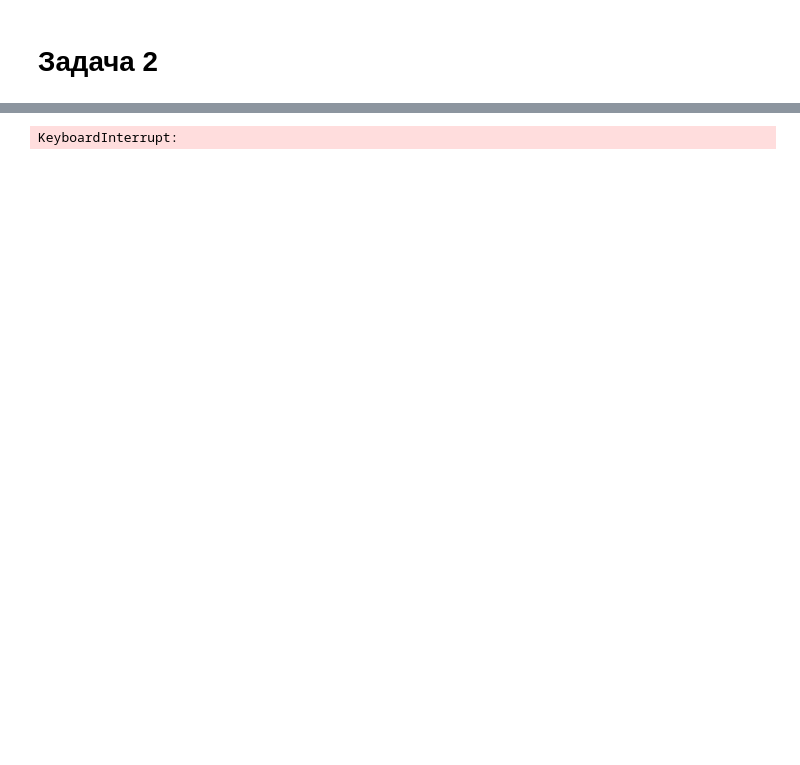
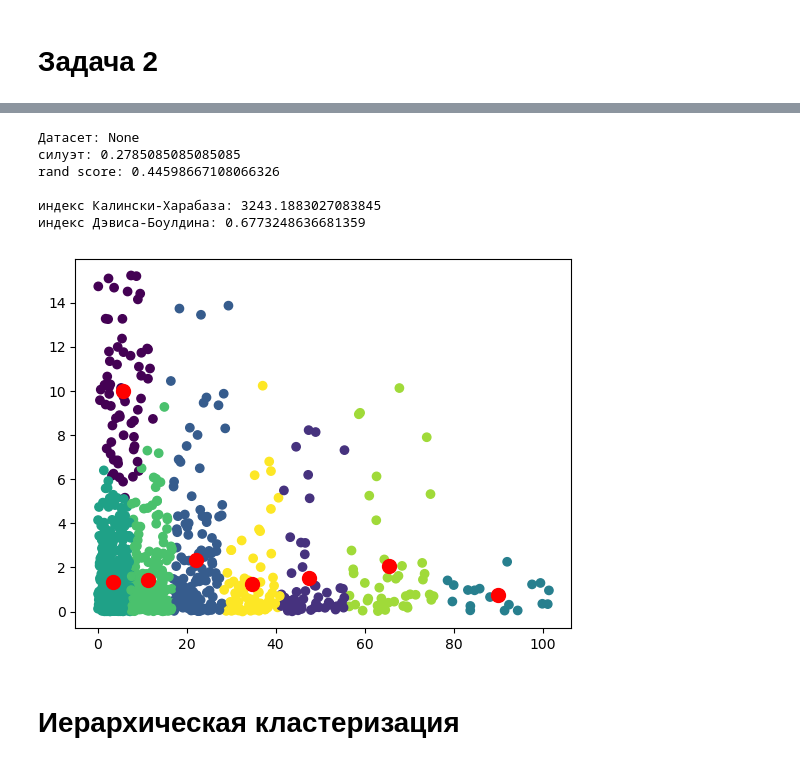
Before and after one commit to Otocolobus-manules/Mashine-Learning_3_semestr, a Jupyter notebook: Работа 6/Abramov_Egor_Lab_6.ipynb, the cells around one changed output, grey strips where cells are left out. Saved outputs shown, nothing was run; the diff lists cells and outputs as text; code cells hidden in the pictures; blank space fills up the shorter version.

```diff
--- a/Работа 6/Abramov_Egor_Lab_6.ipynb
+++ b/Работа 6/Abramov_Egor_Lab_6.ipynb
@@ -481,4 +494,12 @@ from sklearn.metrics import silhouette_score, silhouette_samples
 # %%
-silhouette_score(df_sc, kmeans.labels_)
+cluster_and_metrics_kmeans(x_class, y_class, kmeans_class)
 # %% [output]
-KeyboardInterrupt:
+Датасет: None
+силуэт: 0.2785085085085085
+rand score: 0.44598667108066326
+
+индекс Калински-Харабаза: 3243.1883027083845
+индекс Дэвиса-Боулдина: 0.6773248636681359
+[figure, added]
+# %% [markdown]
+# Иерархическая кластеризация
```
Also changed, not shown: parts of 51 cells of this notebook.
